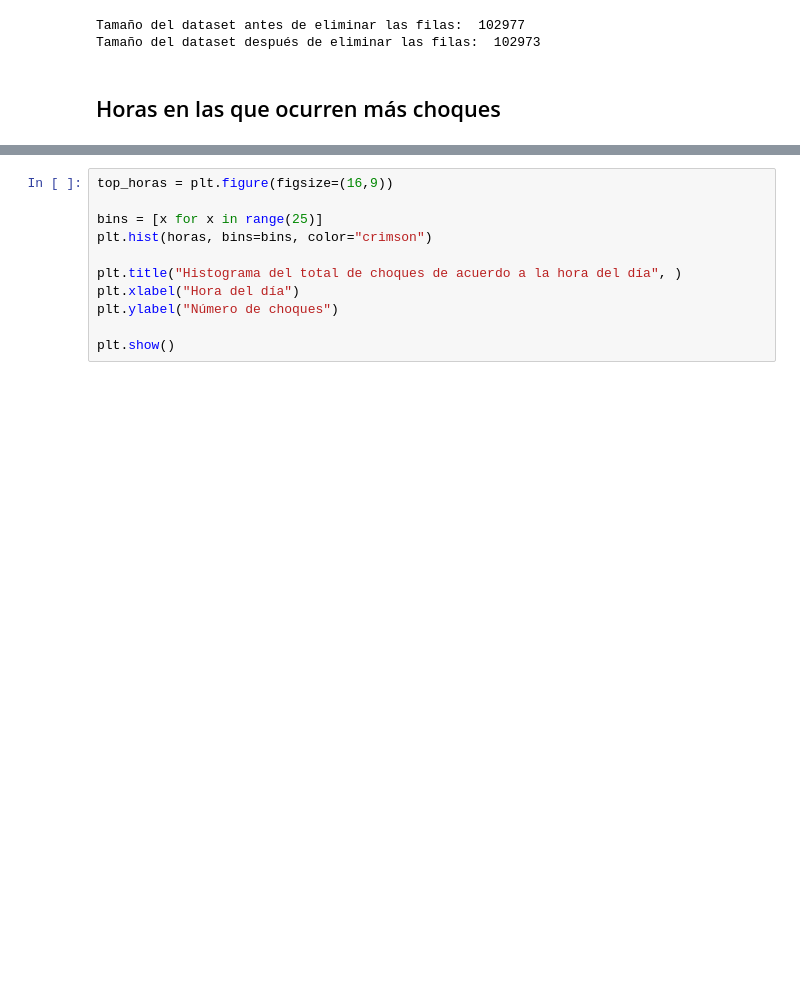
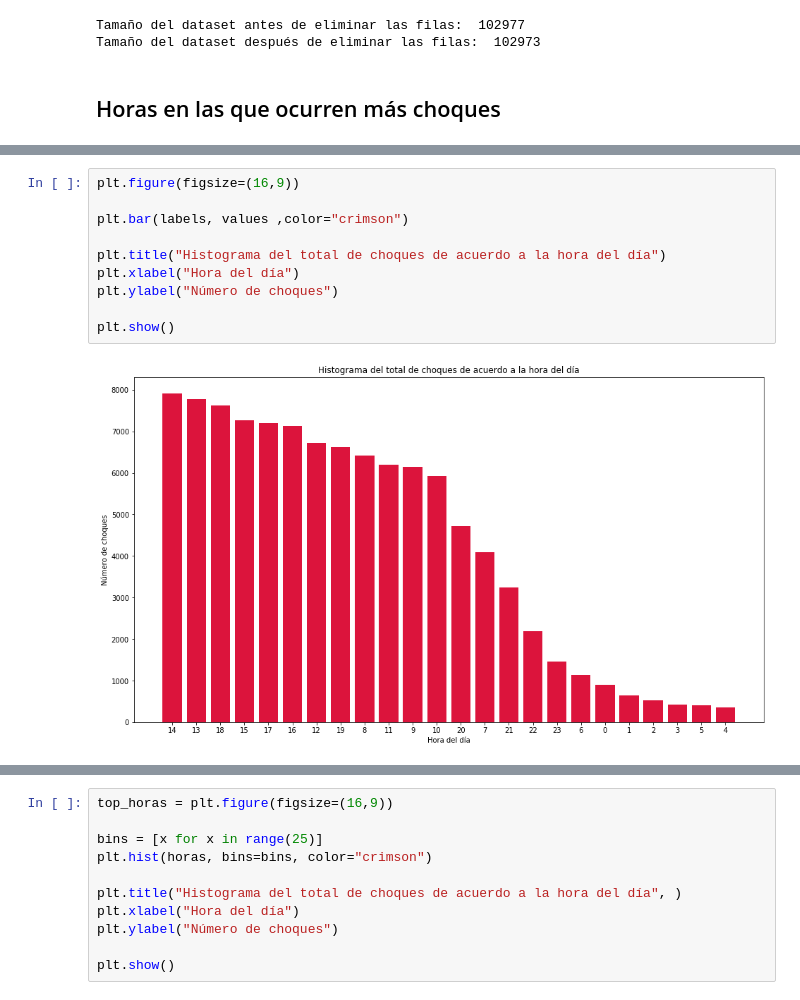
Before and after one commit to DanielCordovaV/crash-probability-analysis, a Jupyter notebook: notebooks/EDA.ipynb, the cells around one changed output, grey strips where cells are left out. Saved outputs shown, nothing was run; the diff lists cells and outputs as text; blank space fills up the shorter version.

```diff
--- a/notebooks/EDA.ipynb
+++ b/notebooks/EDA.ipynb
@@ -102,2 +130,14 @@ Tamaño del dataset después de eliminar las filas:  102973
+# %%
+plt.figure(figsize=(16,9))
+
+plt.bar(labels, values ,color="crimson")
+
+plt.title("Histograma del total de choques de acuerdo a la hora del día")
+plt.xlabel("Hora del día")
+plt.ylabel("Número de choques")
+
+plt.show()
+# %% [output]
+[figure, added]
 # %%
 horas = [int(x) for x in list(data['HORA'])]
```
Also changed, not shown: parts of 8 cells of this notebook, 14 other files.
